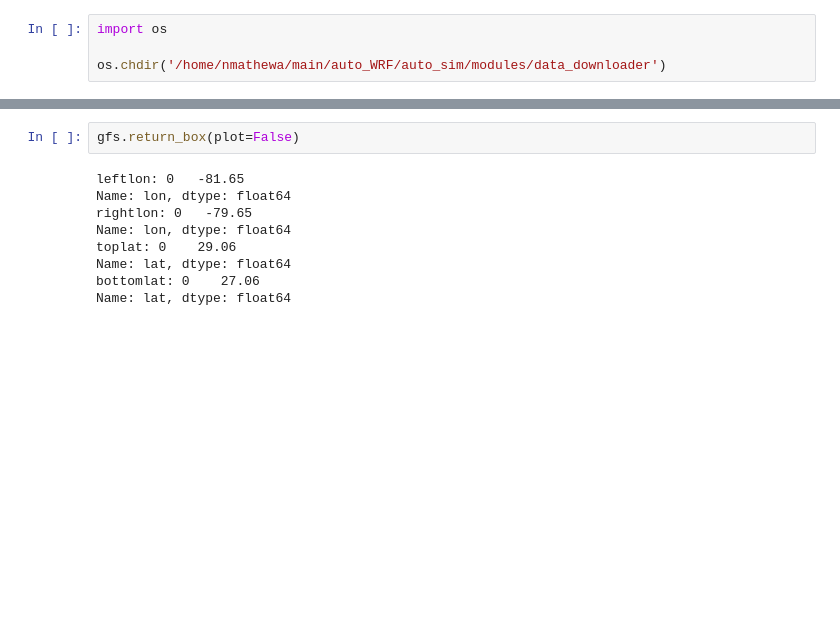
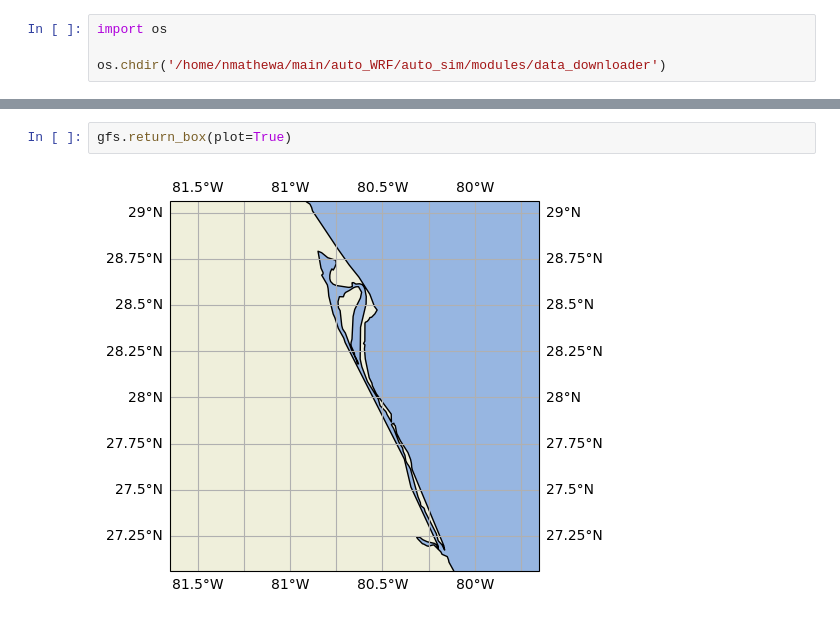
Before and after one commit to nmathewa/auto_WRF, a Jupyter notebook: auto_sim/gfs_downloader.ipynb, the cells around one changed output, grey strips where cells are left out. Saved outputs shown, nothing was run; the diff lists cells and outputs as text; blank space fills up the shorter version.

```diff
--- a/auto_sim/gfs_downloader.ipynb
+++ b/auto_sim/gfs_downloader.ipynb
@@ -14,14 +12,7 @@ KeyboardInterrupt:
 # %%
-gfs.return_box(plot=False)
+gfs.return_box(plot=True)
 # %% [output]
-leftlon: 0   -81.65
-Name: lon, dtype: float64
-rightlon: 0   -79.65
-Name: lon, dtype: float64
-toplat: 0    29.06
-Name: lat, dtype: float64
-bottomlat: 0    27.06
-Name: lat, dtype: float64
+[figure, added]
 # %%
 
 gfs.download_gfs()
```
Also changed, not shown: parts of 2 cells of this notebook, 3 other files.
